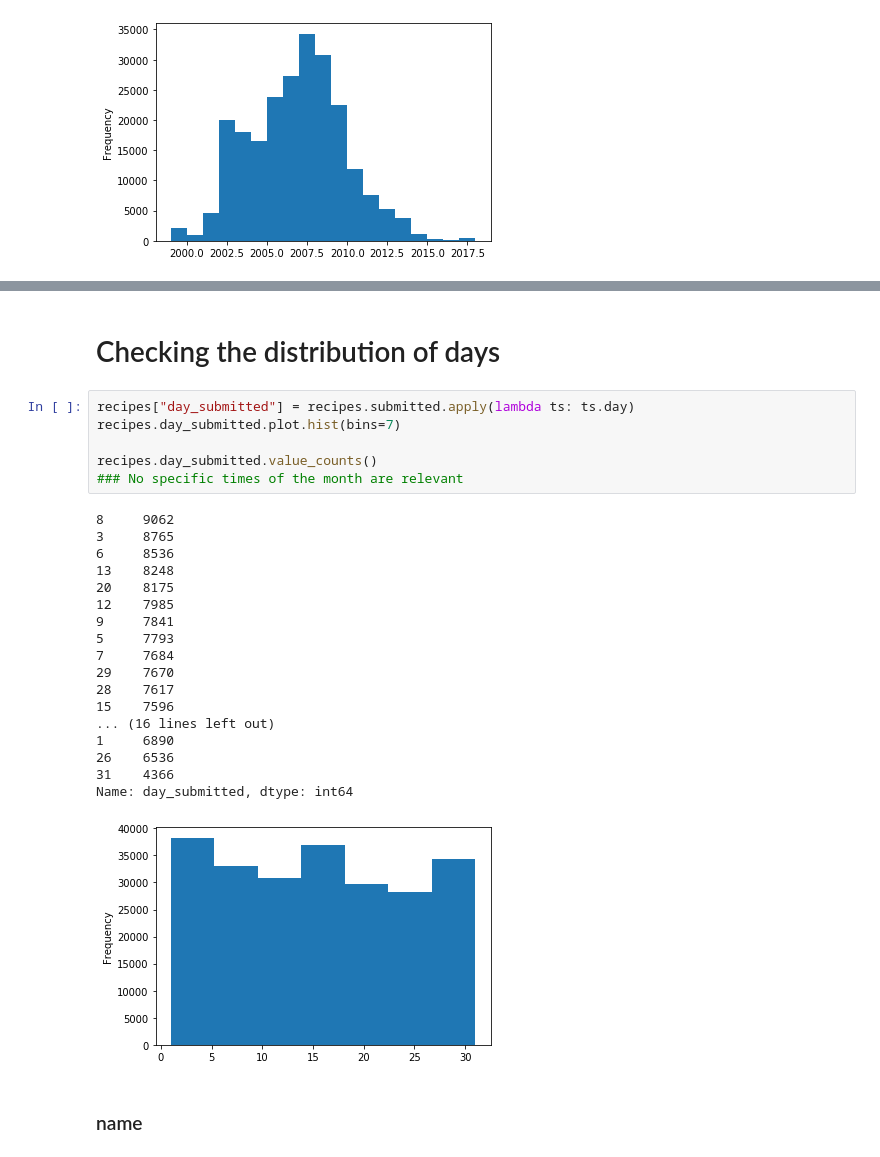
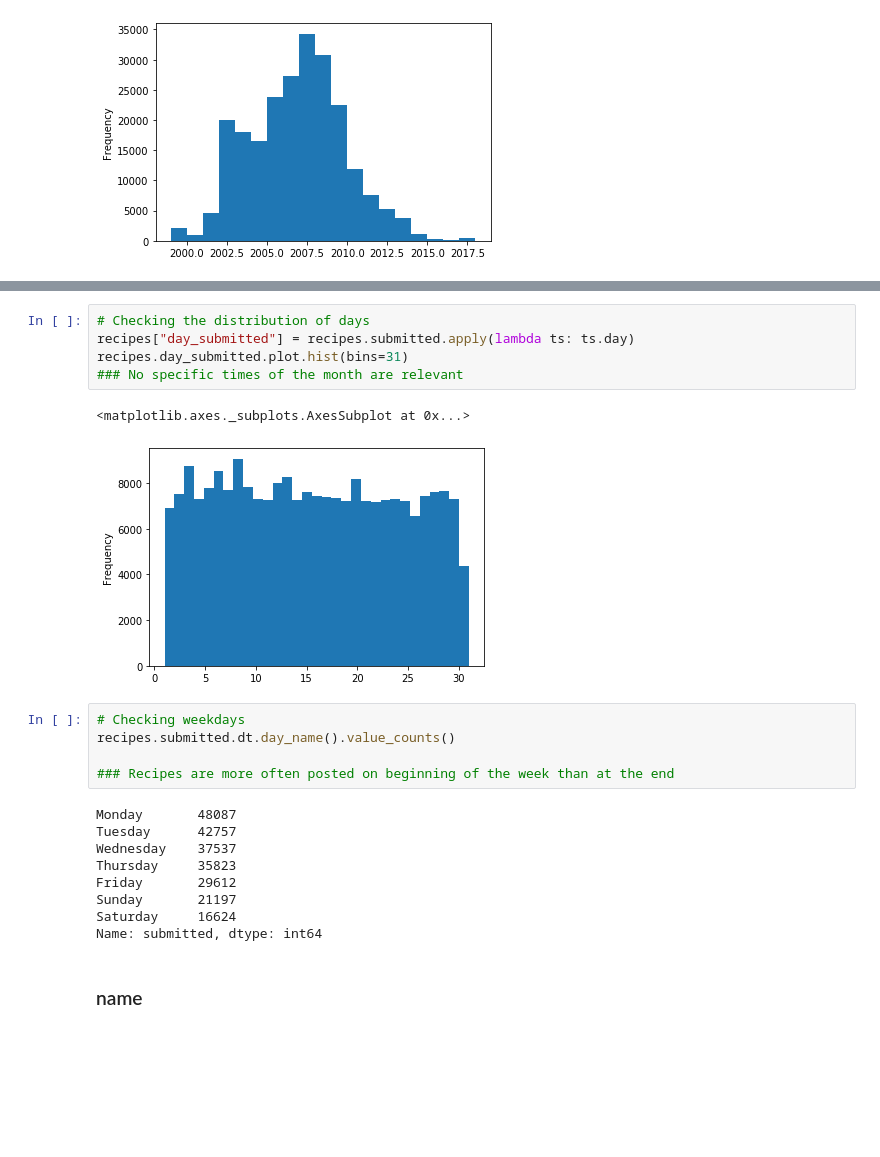
Before and after one commit to CaroHolt/WebMiningRecipeProject, a Jupyter notebook: Project_Exploring.ipynb, the cells around one changed output, grey strips where cells are left out. Drawn from its saved outputs; the diff is of its cells as text; blank space fills up the shorter version.

```diff
--- a/Project_Exploring.ipynb
+++ b/Project_Exploring.ipynb
@@ -233,31 +236,26 @@ Name: month_submitted, dtype: int64
 [figure]
-# %% [markdown]
-# Checking the distribution of days
 # %%
+# Checking the distribution of days
 recipes["day_submitted"] = recipes.submitted.apply(lambda ts: ts.day)
-recipes.day_submitted.plot.hist(bins=7)
-
-recipes.day_submitted.value_counts()
+recipes.day_submitted.plot.hist(bins=31)
 ### No specific times of the month are relevant
 # %% [output]
-8     9062
-3     8765
-6     8536
-13    8248
-20    8175
-12    7985
-9     7841
-5     7793
-7     7684
-29    7670
-28    7617
-15    7596
-... (16 lines left out)
-1     6890
-26    6536
-31    4366
-Name: day_submitted, dtype: int64
+<matplotlib.axes._subplots.AxesSubplot at 0x...>
-[figure, old version]
+[figure, new version]
+# %%
+# Checking weekdays
+recipes.submitted.dt.day_name().value_counts()
+
+### Recipes are more often posted on beginning of the week than at the end
+# %% [output]
+Monday       48087
+Tuesday      42757
+Wednesday    37537
+Thursday     35823
+Friday       29612
+Sunday       21197
+Saturday     16624
+Name: submitted, dtype: int64
 # %% [markdown]
 ### name
 # %%
```
Also changed, not shown: parts of 48 cells of this notebook.
